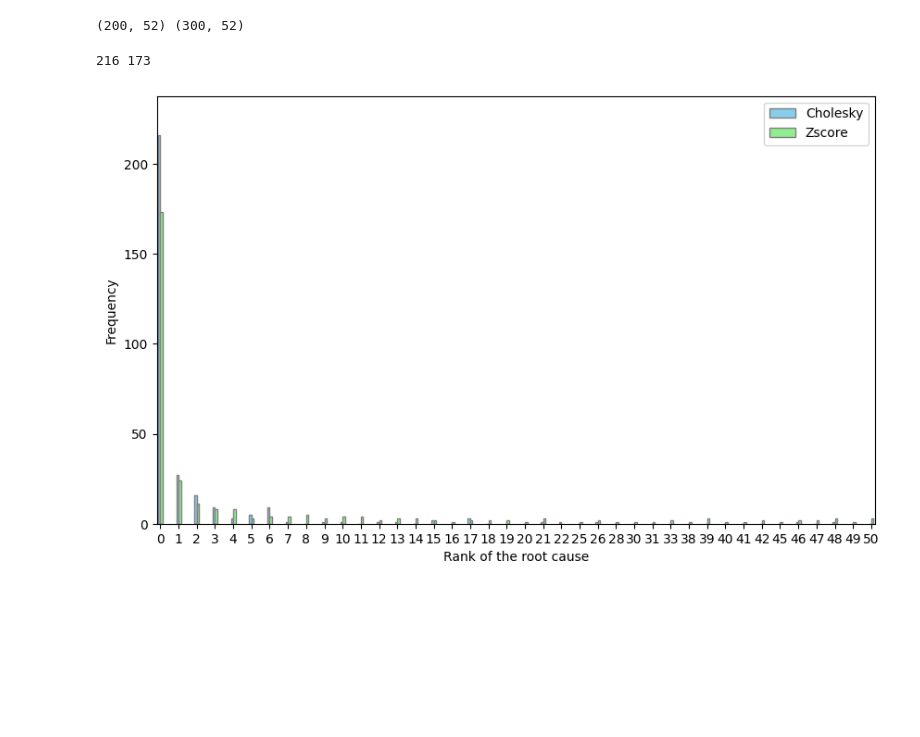
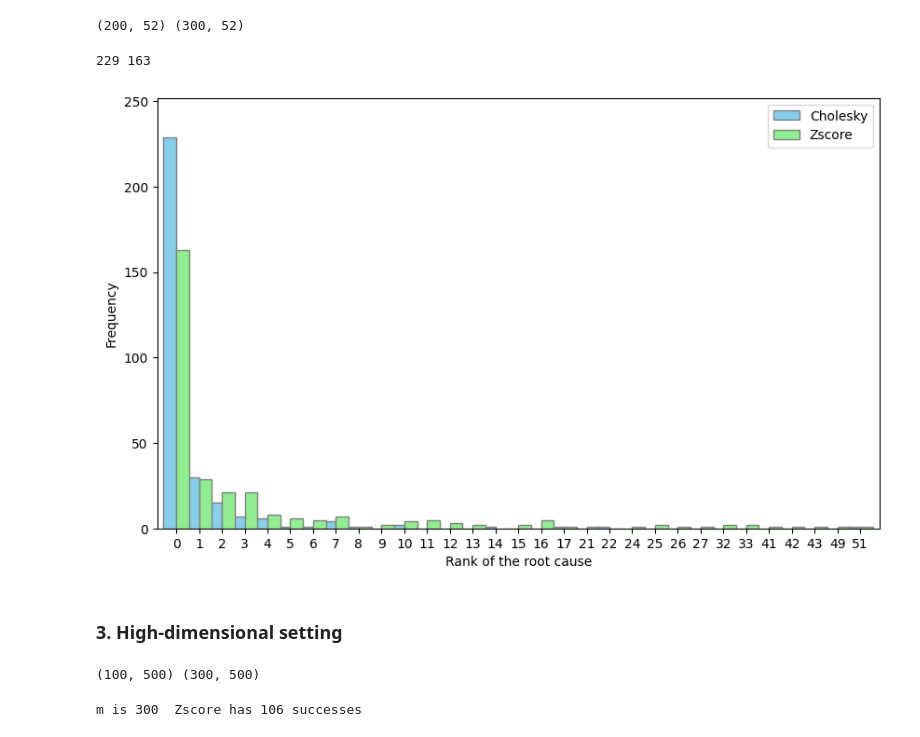
Before and after one commit to Jinzhou-Li/RootCauseDiscovery, a Jupyter notebook: python/SimulationSettingsTest.ipynb, the cells around one changed output. Drawn from its saved outputs; the diff is of its cells as text; code cells hidden in the pictures; blank space fills up the shorter version.

```diff
--- a/python/SimulationSettingsTest.ipynb
+++ b/python/SimulationSettingsTest.ipynb
@@ -98,7 +98,7 @@ var_X_max = 20
 
 sigma2_error_raw = np.random.uniform(err_min, err_max, p) # rep(var_error,p) # do not make error variance the same!
 var_X_design = np.random.uniform(var_X_min, var_X_max, p)  # preset variance of X we want to get based on the SEM
-B_scaled, sigma2_error_new = rescale_B_func(B_unscaled, var_X_design, sigma2_error_raw, tol=1, step_size=0.0001, max_count=1000)
+B_scaled, sigma2_error_new = rescale_B_func(B_unscaled, var_X_design, sigma2_error_raw, tol=2, step_size=0.1, max_count=500)
 
 # # check that we indeed make the variance of X similar to the preset one
 I = np.identity(p)
@@ -208,7 +207,7 @@ var_X_max = 20
 
 sigma2_error_raw = np.random.uniform(err_min, err_max, p) # rep(var_error,p) # do not make error variance the same!
 var_X_design = np.random.uniform(var_X_min, var_X_max, p)  # preset variance of X we want to get based on the SEM
-B_scaled, sigma2_error_new = rescale_B_func(B_unscaled, var_X_design, sigma2_error_raw, tol=1, step_size=0.0001, max_count=1000)
+B_scaled, sigma2_error_new = rescale_B_func(B_unscaled, var_X_design, sigma2_error_raw, tol=1, step_size=0.1, max_count=1000)
 
 # # check that we indeed make the variance of X similar to the preset one
 I = np.identity(p)
@@ -278,14 +276,16 @@ print(num_success_Chol, num_success_Zscore)
 # pd.set_option('display.max_rows', None)
 # print(df.to_string(index=False))
 # %% [output]
-216 173
+229 163
 # %%
 RC_rank_Zscore = [np.sum(Zscores[i,RC[i]] < Zscores[i,:])
  for i in range(Zscores.shape[0])]
 
 RC_rank_Chol = [np.sum(RC_scores_chol[i,RC[i]] < RC_scores_chol[i,:])
  for i in range(RC_scores_chol.shape[0])]
 
-draw_hist(RC_rank_Chol, RC_rank_Zscore, 'Cholesky', 'Zscore', bar_width_para=10)
+draw_hist(RC_rank_Chol, RC_rank_Zscore, 'Cholesky', 'Zscore', bar_width_para=3)
 # %% [output]
-[figure, old version]
+[figure, new version]
+# %% [markdown]
+### 3. High-dimensional setting
@@ -291,0 +338,24 @@ draw_hist(RC_rank_Chol, RC_rank_Zscore, 'Cholesky', 'Zscore', bar_width_para=10)
+# %%
+n = 100
+m = 300
+int_mean = 10
+int_sd = 1
+
+X_obs, X_int_all, RC = generate_data(n, m, p, B, sigma2_error, b, int_mean, int_sd)
+print(X_obs.shape, X_int_all.shape)
+# %% [output]
+(100, 500) (300, 500)
+# %%
+# performance of Zscore method
+Zscores = zscore(X_obs, X_int_all)
+#print(np.round(Zscores, 1))
+max_index_Zscore = [np.argmax(Zscores[i,:]) for i in range(Zscores.shape[0])]
+
+num_success_Zscore = sum(x == y for x, y in zip(max_index_Zscore, RC))
+
+RC_rank_Zscore = [np.sum(Zscores[i,RC[i]] < Zscores[i,:])
+ for i in range(Zscores.shape[0])]
+
+print("m is", m, " Zscore has",num_success_Zscore,"successes")
+# %% [output]
+m is 300  Zscore has 106 successes
```
Also changed, not shown: parts of 5 cells of this notebook, 1 other file.
